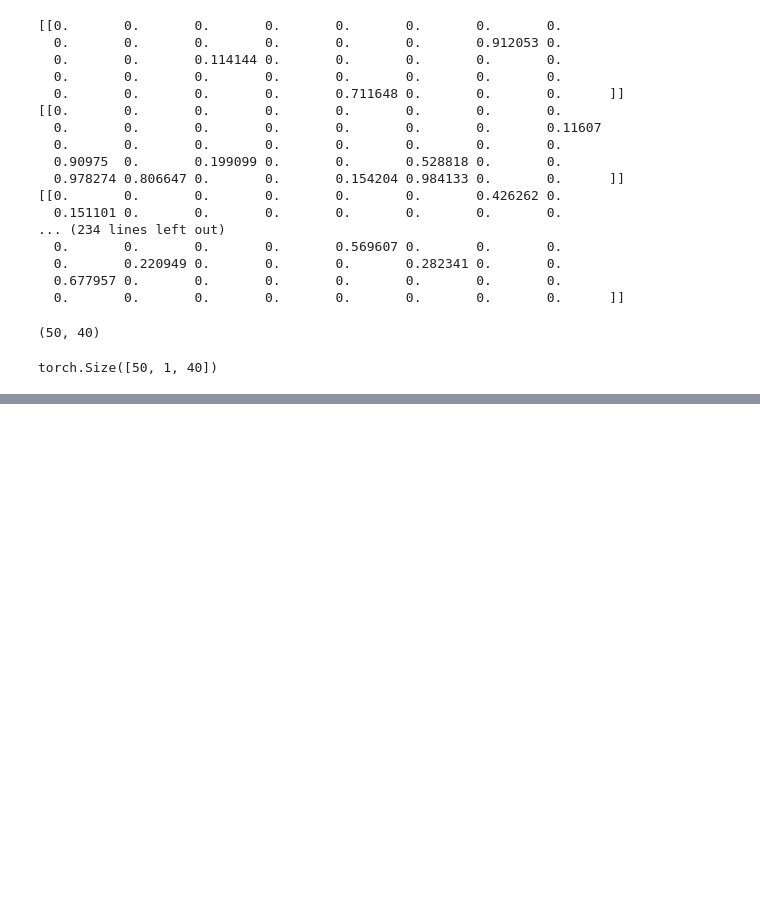
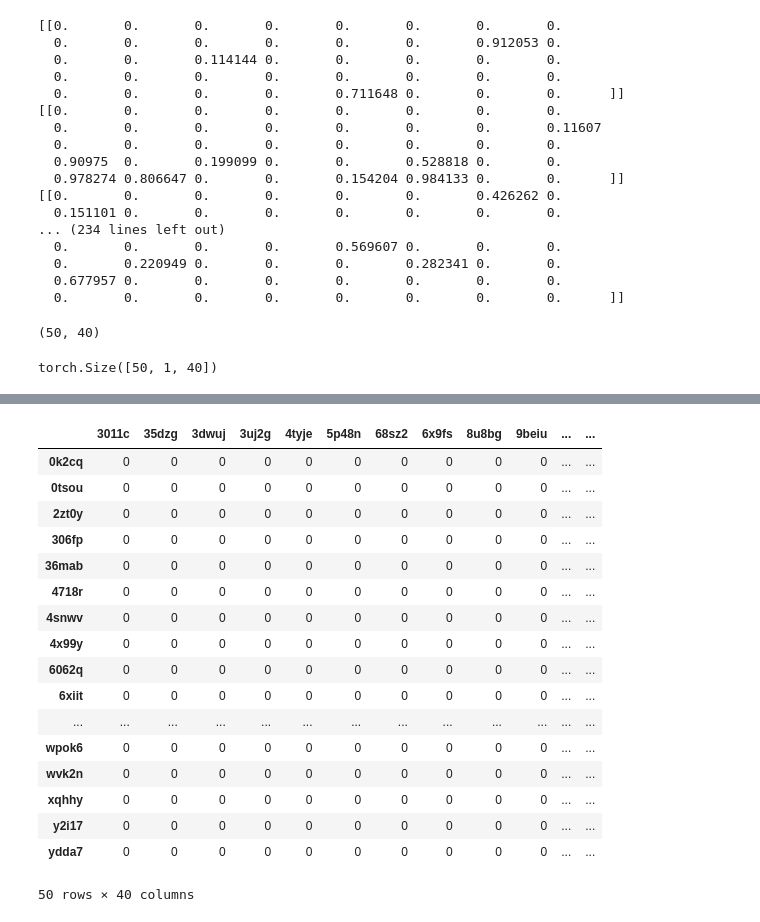
Before and after one commit to LinXueyuanStdio/Protease-target-prediction, a Jupyter notebook: mywork/notebook/Untitled.ipynb, the cells around one changed output, grey strips where cells are left out. Saved outputs shown, nothing was run; the diff lists cells and outputs as text; code cells hidden in the pictures; blank space fills up the shorter version.

```diff
--- a/mywork/notebook/Untitled.ipynb
+++ b/mywork/notebook/Untitled.ipynb
@@ -199,0 +632,24 @@ save_mat('../../project/matrices/R1-3.mat')
+# %%
+pd_idx = load_Object(matPath='../../project/main/objects/objectA.mat')
+pd_col = load_Object(matPath='../../project/main/objects/objectC.mat')
+pd_complete = pd.DataFrame(data=[[0]*40]*50, index = pd_idx, columns=pd_col)
+pd_complete
+# %% [output]
+|  | 3011c | 35dzg | 3dwuj | 3uj2g | 4tyje | 5p48n | 68sz2 | 6x9fs | 8u8bg | 9beiu | ... | ... |
+| 0k2cq | 0 | 0 | 0 | 0 | 0 | 0 | 0 | 0 | 0 | 0 | ... | ... |
+| 0tsou | 0 | 0 | 0 | 0 | 0 | 0 | 0 | 0 | 0 | 0 | ... | ... |
+| 2zt0y | 0 | 0 | 0 | 0 | 0 | 0 | 0 | 0 | 0 | 0 | ... | ... |
+| 306fp | 0 | 0 | 0 | 0 | 0 | 0 | 0 | 0 | 0 | 0 | ... | ... |
+| 36mab | 0 | 0 | 0 | 0 | 0 | 0 | 0 | 0 | 0 | 0 | ... | ... |
+| 4718r | 0 | 0 | 0 | 0 | 0 | 0 | 0 | 0 | 0 | 0 | ... | ... |
+| 4snwv | 0 | 0 | 0 | 0 | 0 | 0 | 0 | 0 | 0 | 0 | ... | ... |
+| 4x99y | 0 | 0 | 0 | 0 | 0 | 0 | 0 | 0 | 0 | 0 | ... | ... |
+| 6062q | 0 | 0 | 0 | 0 | 0 | 0 | 0 | 0 | 0 | 0 | ... | ... |
+| 6xiit | 0 | 0 | 0 | 0 | 0 | 0 | 0 | 0 | 0 | 0 | ... | ... |
+| ... | ... | ... | ... | ... | ... | ... | ... | ... | ... | ... | ... | ... |
+| wpok6 | 0 | 0 | 0 | 0 | 0 | 0 | 0 | 0 | 0 | 0 | ... | ... |
+| wvk2n | 0 | 0 | 0 | 0 | 0 | 0 | 0 | 0 | 0 | 0 | ... | ... |
+| xqhhy | 0 | 0 | 0 | 0 | 0 | 0 | 0 | 0 | 0 | 0 | ... | ... |
+| y2i17 | 0 | 0 | 0 | 0 | 0 | 0 | 0 | 0 | 0 | 0 | ... | ... |
+| ydda7 | 0 | 0 | 0 | 0 | 0 | 0 | 0 | 0 | 0 | 0 | ... | ... |
+50 rows × 40 columns
```
Also changed, not shown: parts of 20 cells of this notebook, 10 other files.
